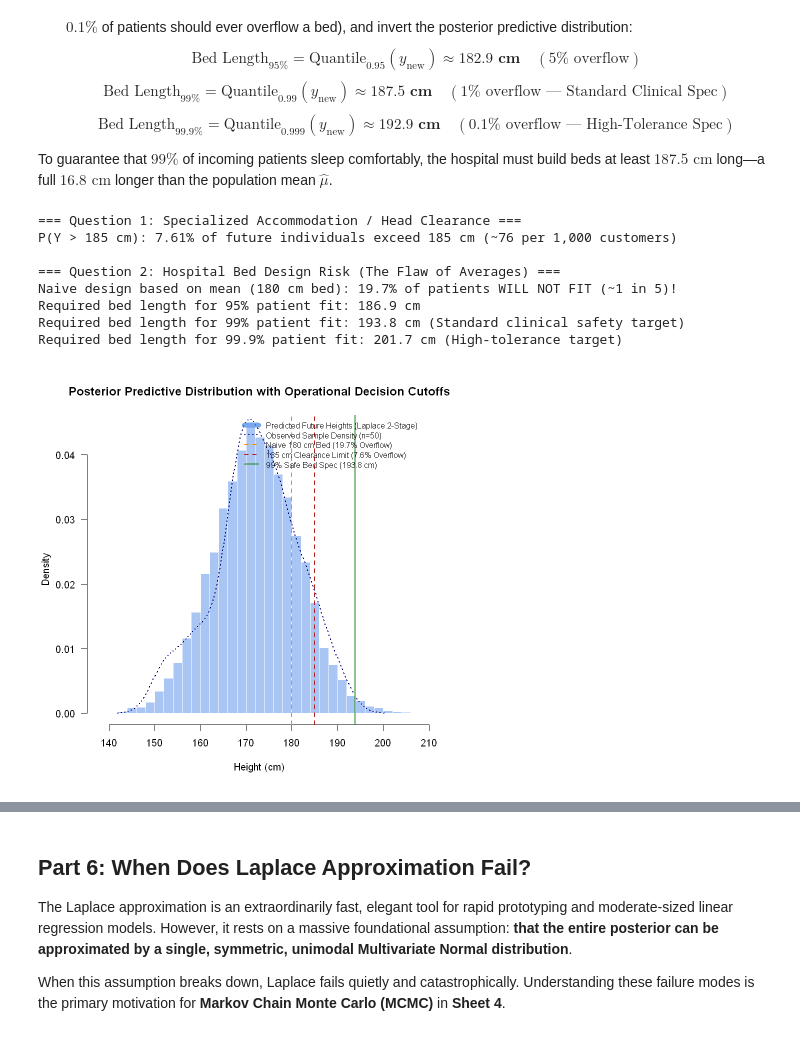
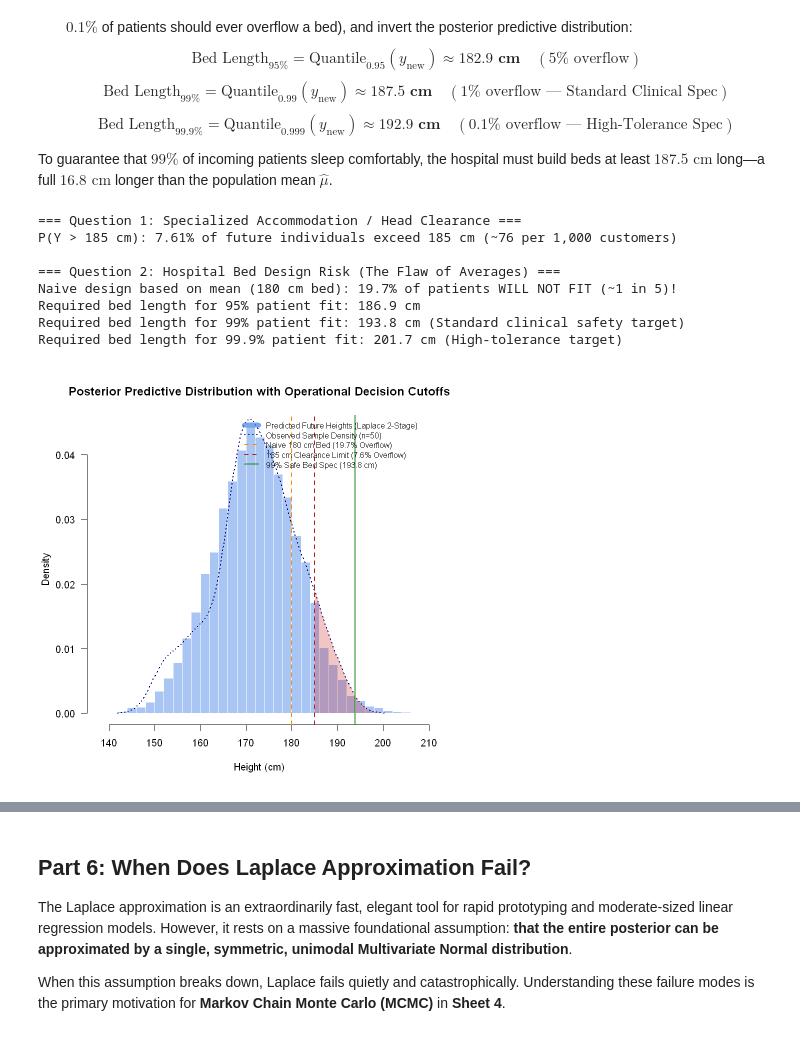
Before and after one commit to tarobins/bayesian-inference-intro, a Jupyter notebook: r/03_quadratic_laplace_approximation.ipynb, the cells around one changed output, grey strips where cells are left out. Cells and saved outputs as stored; diff of their text form; code cells hidden in the pictures.

```diff
--- a/r/03_quadratic_laplace_approximation.ipynb
+++ b/r/03_quadratic_laplace_approximation.ipynb
@@ -807,32 +807,43 @@ cat(sprintf("Naive design based on mean (180 cm bed): %.1f%% of patients WILL NO
 cat(sprintf("Required bed length for 95%% patient fit: %.1f cm\n", bed_95))
 cat(sprintf("Required bed length for 99%% patient fit: %.1f cm (Standard clinical safety target)\n", bed_99))
 cat(sprintf("Required bed length for 99.9%% patient fit: %.1f cm (High-tolerance target)\n", bed_999))
 
 # 3. Visualization: Predictive Distribution with Decision Cutoffs
 h_res <- hist(pred_heights, breaks = 40, col = rgb(0.25, 0.5, 0.9, 0.45), border = "white",
               main = "Posterior Predictive Distribution with Operational Decision Cutoffs",
               xlab = "Height (cm)", las = 1, freq = FALSE)
-lines(density(heights), col = "navy", lwd = 2, lty = 3)
+
+# Observed sample density
+d_obs <- density(heights)
+lines(d_obs, col = "navy", lwd = 2, lty = 3)
+
+# Highlight overflow risk zone > 185 cm
+idx_185 <- which(d_obs$x >= 185.0)
+if (length(idx_185) > 0) {
+  polygon(c(185.0, d_obs$x[idx_185], max(d_obs$x[idx_185])),
+          c(0, d_obs$y[idx_185], 0),
+          col = rgb(0.8, 0.1, 0.1, 0.25), border = NA)
+}
 
 # Decision Cutoff Lines
 abline(v = 180.0, col = "darkorange", lwd = 2, lty = 2)
 abline(v = 185.0, col = "firebrick", lwd = 2, lty = 2)
 abline(v = bed_99, col = "forestgreen", lwd = 2.2, lty = 1)
 
 legend("topright",
        legend = c("Predicted Future Heights (Laplace 2-Stage)", "Observed Sample Density (n=50)",
                   sprintf("Naive 180 cm Bed (%.1f%% Overflow)", prob_exceed_180 * 100),
                   sprintf("185 cm Clearance Limit (%.1f%% Overflow)", prob_exceed_185 * 100),
                   sprintf("99%% Safe Bed Spec (%.1f cm)", bed_99)),
        col = c(rgb(0.25, 0.5, 0.9, 0.7), "navy", "darkorange", "firebrick", "forestgreen"),
        lwd = c(8, 2, 2, 2, 2.2), lty = c(1, 3, 2, 2, 1), bty = "n", cex = 0.82)
 # %% [output]
 === Question 1: Specialized Accommodation / Head Clearance ===
 P(Y > 185 cm): 7.61% of future individuals exceed 185 cm (~76 per 1,000 customers)
 
 === Question 2: Hospital Bed Design Risk (The Flaw of Averages) ===
 Naive design based on mean (180 cm bed): 19.7% of patients WILL NOT FIT (~1 in 5)!
 Required bed length for 95% patient fit: 186.9 cm
 Required bed length for 99% patient fit: 193.8 cm (Standard clinical safety target)
 Required bed length for 99.9% patient fit: 201.7 cm (High-tolerance target)
-[figure, old version]
+[figure, new version]
```
Also changed, not shown: parts of 1 cell of this notebook, 1 other file.
